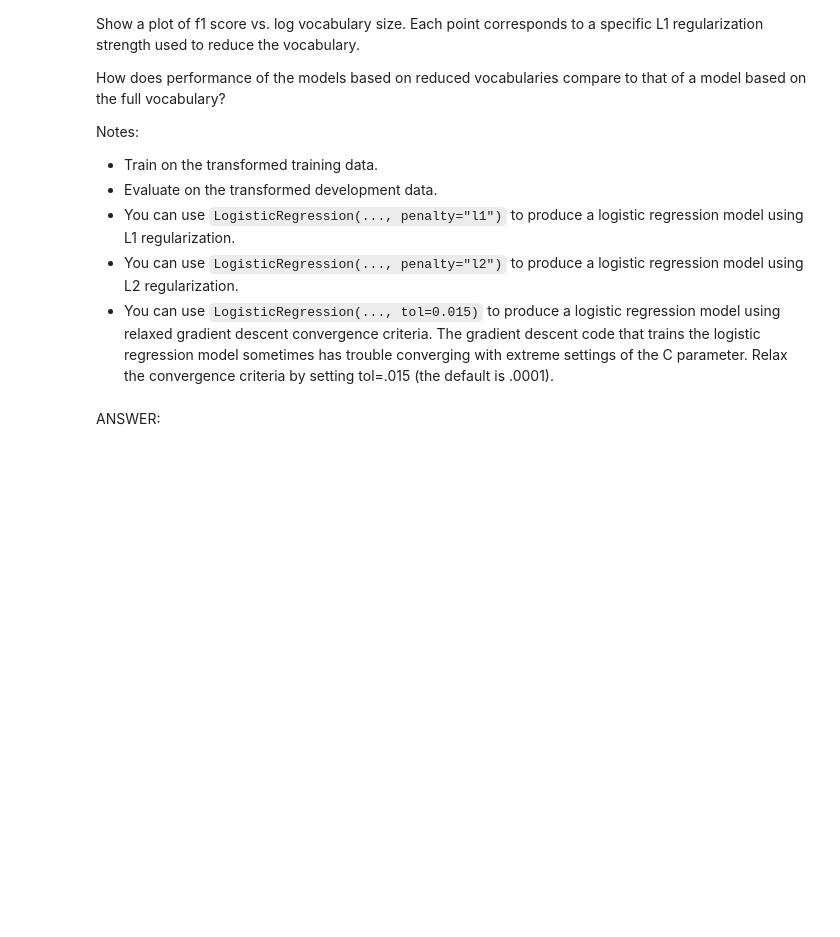
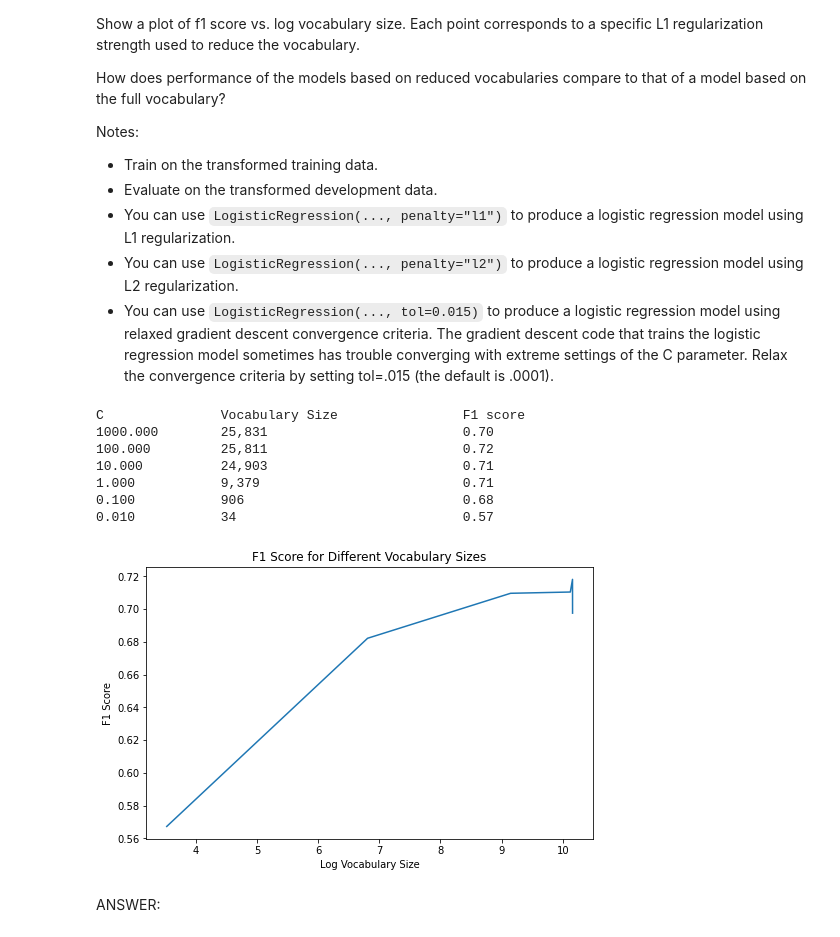
Before and after one commit to toby-p/mids-w207-projects, a Jupyter notebook: Toby_Petty_p2.ipynb, the cells around one changed output. Cells and saved outputs as stored; diff of their text form; code cells hidden in the pictures; blank space fills up the shorter version.

```diff
--- a/Toby_Petty_p2.ipynb
+++ b/Toby_Petty_p2.ipynb
@@ -299,3 +475,67 @@ Notes:
+# %%
+def P6():
+
+    # Keep this random seed here to make comparison easier.
+    np.random.seed(0)
+
+    cv = CountVectorizer(input='content', preprocessor=None, ngram_range=(1, 1), analyzer='word')
+    cv.fit(train_data)
+    features = cv.get_feature_names()
+    train_arr = cv.transform(train_data)
+    dev_arr = cv.transform(dev_data)
+
+    cs, f1_scores, vocab_sizes = [1000, 100, 10, 1, 0.1, 0.01], list(), list()
+    print("C".ljust(12), "Vocabulary Size".ljust(20), "F1 score")
+    for c in cs:
+        l1_model = LogisticRegression(penalty="l1", C=c, solver="saga", max_iter=100, tol=0.015)
+        l1_model.fit(train_arr, train_labels)
+
+        # Filter the coefficients to those greater than zero:
+        coef = pd.DataFrame(l1_model.coef_.T)
+        coef["sum"] = coef.sum(axis=1)
+        keep_ix = coef[coef["sum"] > 0].index
+        new_vocab = [features[i] for i in keep_ix]
+
+        # Create the new vectorizer with the smaller vocabulary:
+        cv2 = CountVectorizer(input='content', preprocessor=None,
+                              ngram_range=(1, 1), analyzer='word',
+                              vocabulary=new_vocab)
+        cv2.fit(train_data)
+        train_arr2 = cv2.transform(train_data)
+
+        # Fit the l2 model:
+        l2_model = LogisticRegression(penalty="l2", C=0.5, solver="newton-cg")
+        l2_model.fit(train_arr2, train_labels)
+
+        # Get the F1 score:
+        pred = l2_model.predict(cv2.transform(dev_data))
+        f1_score = metrics.f1_score(dev_labels, pred, average="weighted")
+
+        # Store the results:
+        f1_scores.append(f1_score)
+        vocab_sizes.append(len(new_vocab))
+
+        print(f"{c:.3f}".ljust(15), f"{len(new_vocab):,}".ljust(30), f"{f1_score:.2f}")
+
+    # Produce the plot
+    fig, ax = plt.subplots(figsize=(8, 5))
+    ax.plot(np.log(vocab_sizes), f1_scores)
+    ax.set_xlabel("Log Vocabulary Size")
+    ax.set_ylabel("F1 Score")
+    ax.set_title("F1 Score for Different Vocabulary Sizes")
+    plt.show()
+
+
+P6()
+# %% [output]
+C               Vocabulary Size                F1 score
+1000.000        25,831                         0.70
+100.000         25,811                         0.72
+10.000          24,903                         0.71
+1.000           9,379                          0.71
+0.100           906                            0.68
+0.010           34                             0.57
+[figure, added]
 # %% [markdown]
 ANSWER:
 # %% [markdown]
```
Also changed, not shown: parts of 16 cells of this notebook.
